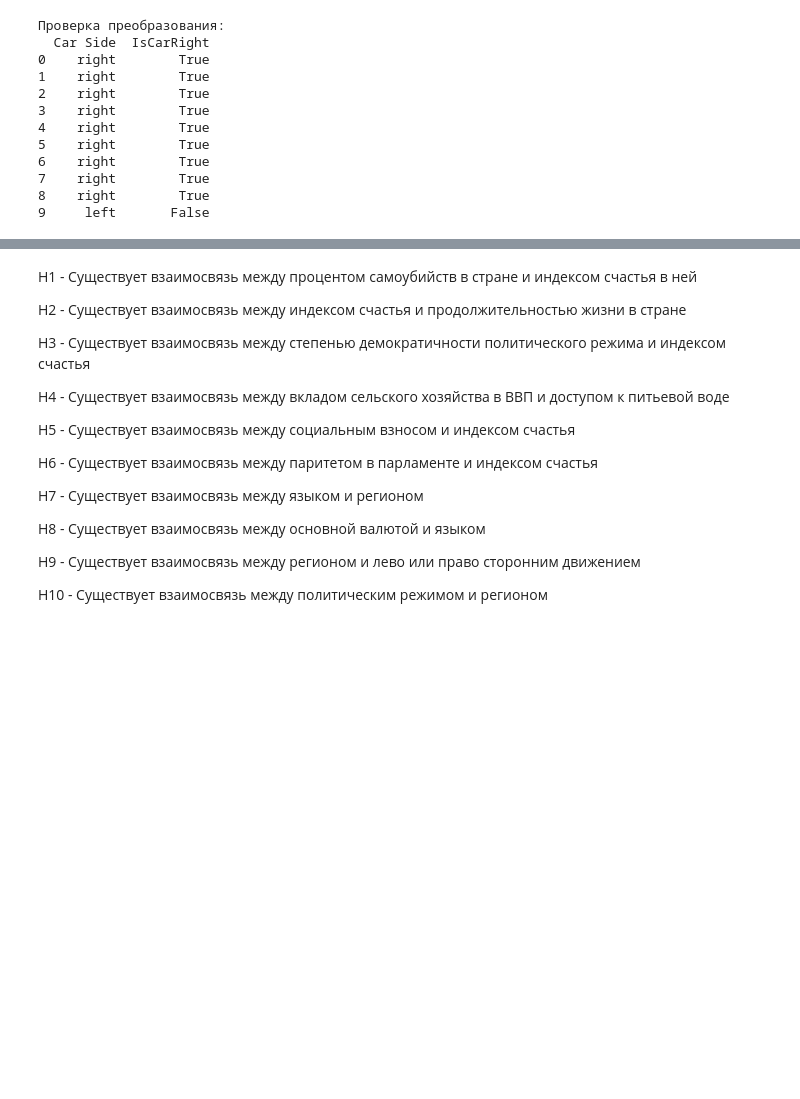
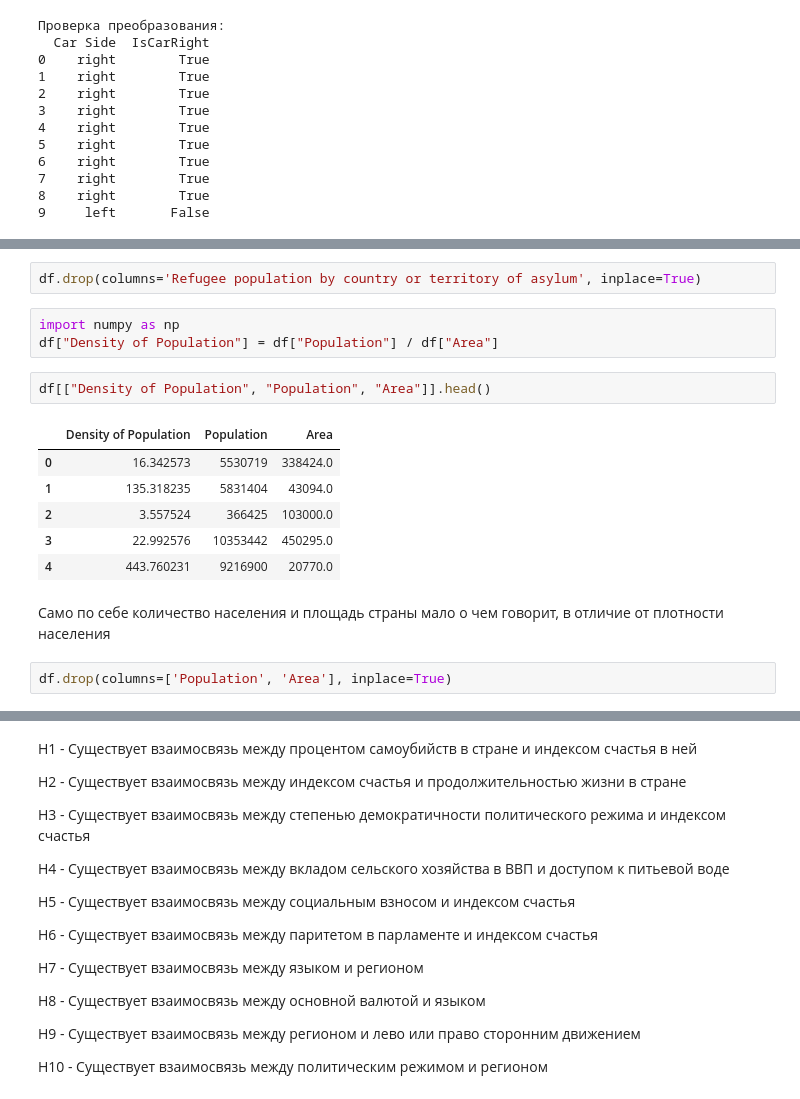
Before and after one commit to seny03/countries-happiness-analysis, a Jupyter notebook: src/analysis.ipynb, the cells around one changed output, grey strips where cells are left out. Drawn from its saved outputs; the diff is of its cells as text; blank space fills up the shorter version.

```diff
--- a/src/analysis.ipynb
+++ b/src/analysis.ipynb
@@ -541,0 +213,18 @@ print(df[['Intentional homicides (per 100,000 people)']])
+# %%
+df.drop(columns='Refugee population by country or territory of asylum', inplace=True)
+# %%
+import numpy as np
+df["Density of Population"] = df["Population"] / df["Area"]
+# %%
+df[["Density of Population", "Population", "Area"]].head()
+# %% [output]
+|  | Density of Population | Population | Area |
+| 0 | 16.342573 | 5530719 | 338424.0 |
+| 1 | 135.318235 | 5831404 | 43094.0 |
+| 2 | 3.557524 | 366425 | 103000.0 |
+| 3 | 22.992576 | 10353442 | 450295.0 |
+| 4 | 443.760231 | 9216900 | 20770.0 |
+# %% [markdown]
+Само по себе количество населения и площадь страны мало о чем говорит, в отличие от плотности населения
+# %%
+df.drop(columns=['Population', 'Area'], inplace=True)
```
Also changed, not shown: parts of 94 cells of this notebook.
